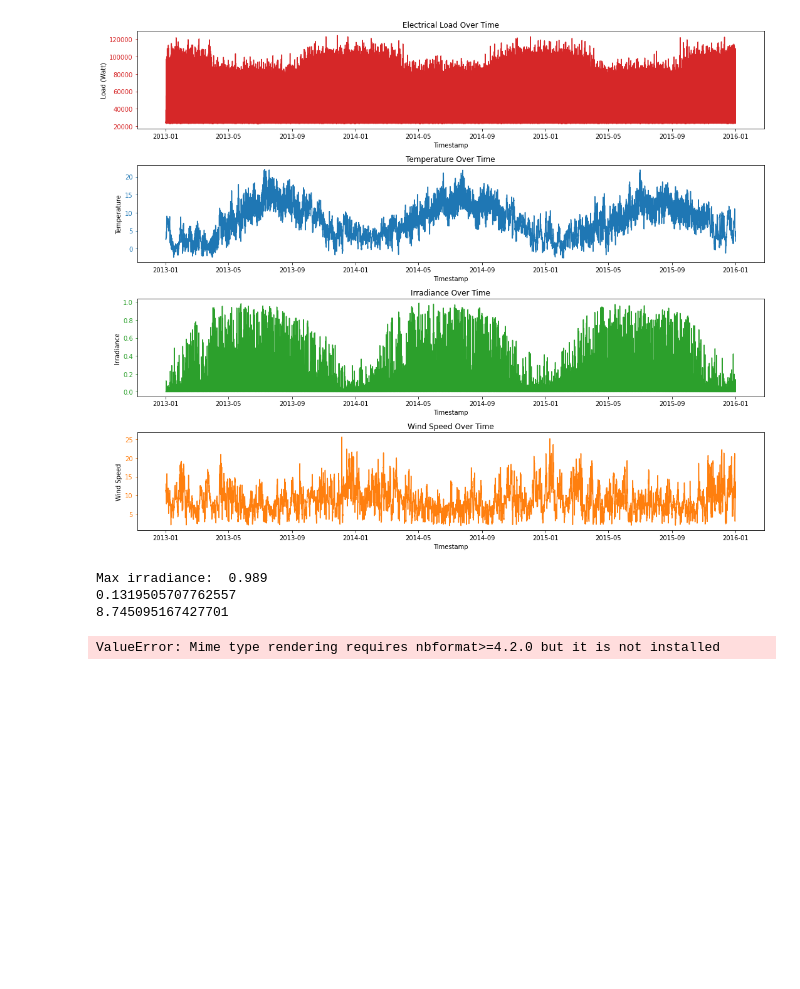
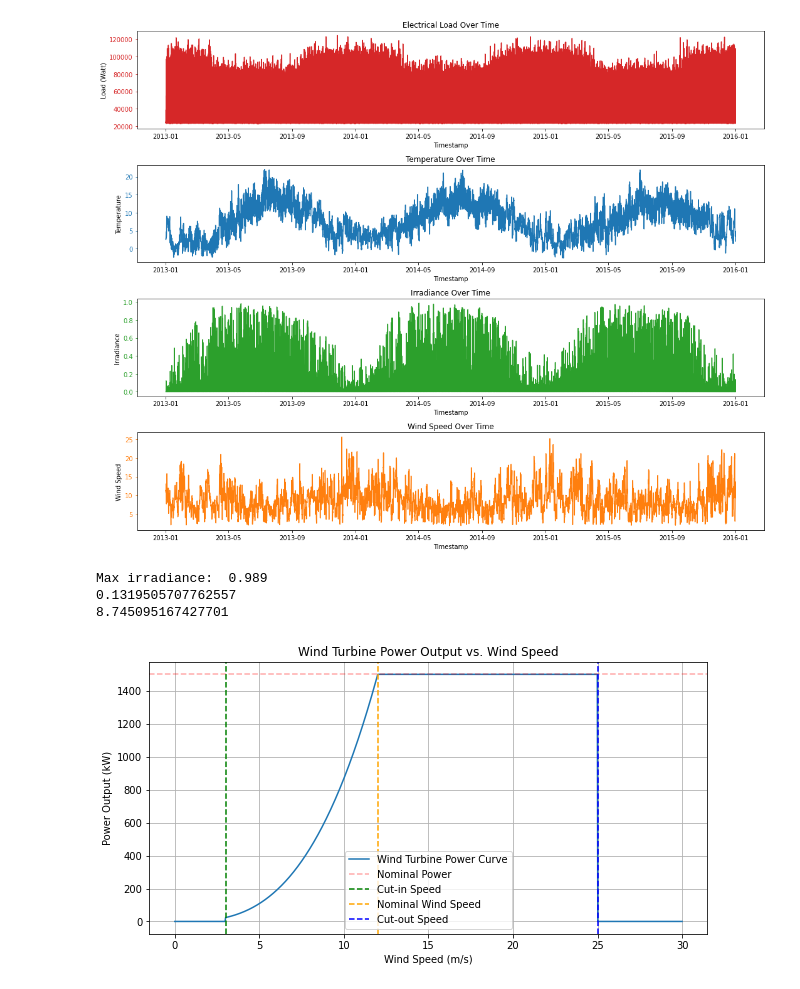
Before and after one commit to MarekTran/ET3036TU-Project, a Jupyter notebook: data_exploration.ipynb, the cells around one changed output. Drawn from its saved outputs; the diff is of its cells as text; code cells hidden in the pictures; blank space fills up the shorter version.

Commit message:
win power sim

```diff
--- a/data_exploration.ipynb
+++ b/data_exploration.ipynb
@@ -171,7 +173,60 @@ total_solar_power = area_house * average_panel_size * panel_efficiency
 
 # Irradiance in df_weather is given in 1kW/m^2
 # Calculate the total solar power that would be produced
-# %%
-def get_wind_power(df_weather, v_cut_in, v_cut_off, rated_power):
-# %% [output]
-ValueError: Mime type rendering requires nbformat>=4.2.0 but it is not installed
+# %%
+def wind_turbine_power_curve(nominal_power, nominal_wind_speed, cut_out_speed, cut_in_speed):
+    """
+    Generate a power curve for a wind turbine based on the given parameters.
+
+    Parameters:
+    nominal_power (float): Nominal power output in kilowatts [kW].
+    nominal_wind_speed (float): Wind speed at which turbine reaches nominal power [m/s].
+    cut_out_speed (float): Wind speed at which turbine shuts down to prevent damage [m/s].
+    cut_in_speed (float): Minimum wind speed required for power generation [m/s].
+
+    Returns:
+    wind_speeds (numpy.array): Array of wind speeds [m/s].
+    power_output (numpy.array): Array of power outputs [kW].
+    """
+    # Generate wind speeds from 0 to a bit beyond the cut-out speed
+    wind_speeds = np.linspace(0, cut_out_speed + 5, num=1000)
+    # Initialize the power output array
+    power_output = np.zeros_like(wind_speeds)
+
+    # Power output computation
+    power_output = np.piecewise(wind_speeds,
+                                [wind_speeds < cut_in_speed,
+                                 (wind_speeds >= cut_in_speed) & (wind_speeds <= nominal_wind_speed),
+                                 (wind_speeds > nominal_wind_speed) & (wind_speeds <= cut_out_speed),
+                                 wind_speeds > cut_out_speed],
+                                [0,
+                                 lambda x: ((x/cut_in_speed)**3) * nominal_power / ((nominal_wind_speed/cut_in_speed)**3),
+                                 nominal_power,
+                                 0])
+
+    return wind_speeds, power_output
+
+# Define parameters
+nominal_power = 1500  # in kW
+nominal_wind_speed = 12  # in m/s
+cut_out_speed = 25  # in m/s
+cut_in_speed = 3  # in m/s
+
+# Generate the power curve data
+wind_speeds, power_output = wind_turbine_power_curve(nominal_power, nominal_wind_speed, cut_out_speed, cut_in_speed)
+
+# Plot the power curve
+plt.figure(figsize=(10, 5))
+plt.plot(wind_speeds, power_output, label='Wind Turbine Power Curve')
+plt.axhline(y=nominal_power, color='r', linestyle='--', alpha = 0.33, label='Nominal Power')
+plt.axvline(x=cut_in_speed, color='g', linestyle='--', label='Cut-in Speed')
+plt.axvline(x=nominal_wind_speed, color='orange', linestyle='--', label='Nominal Wind Speed')
+plt.axvline(x=cut_out_speed, color='b', linestyle='--', label='Cut-out Speed')
+plt.title('Wind Turbine Power Output vs. Wind Speed')
+plt.xlabel('Wind Speed (m/s)')
+plt.ylabel('Power Output (kW)')
+plt.legend()
+plt.grid(True)
+plt.show()
+# %% [output]
+[figure, added]
```
Also changed, not shown: parts of 3 cells of this notebook.
